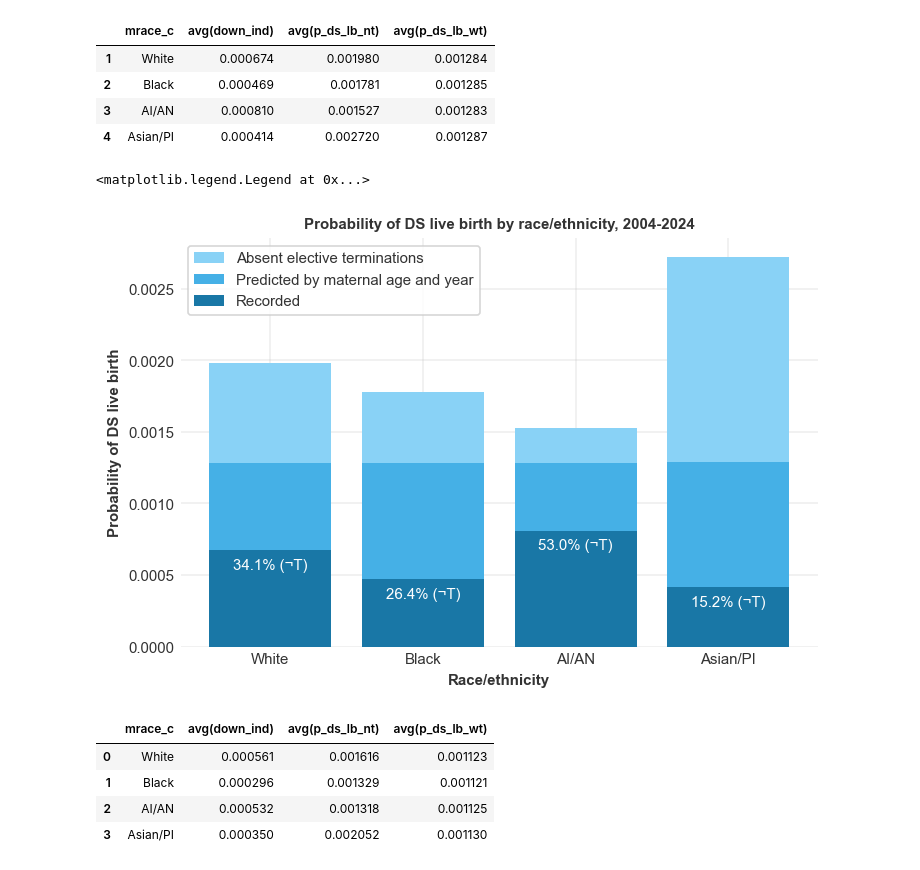
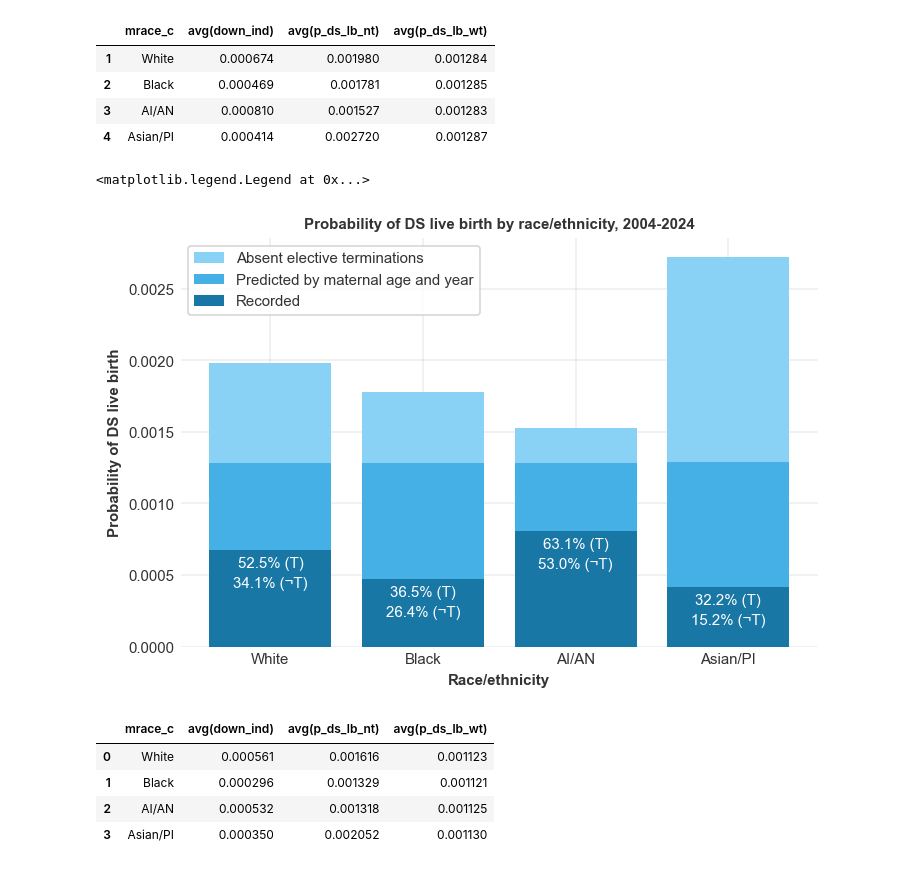
Before and after one commit to frankbuckley/ds-births-populations, a Jupyter notebook: projects/us-birth-certificates/notes-race-ethnicity.ipynb, the cells around one changed output. Cells and saved outputs as stored; diff of their text form; code cells hidden in the pictures.

```diff
--- a/projects/us-birth-certificates/notes-race-ethnicity.ipynb
+++ b/projects/us-birth-certificates/notes-race-ethnicity.ipynb
@@ -169,12 +212,21 @@ plt.bar(
 for i, row in mrace_c_totals_df.iterrows():
     plt.text(
         i - 1,
-        row["avg(down_ind)"] - 0.00015,
+        row["avg(down_ind)"] - 0.00024,
         f"{(row['avg(down_ind)'] / row['avg(p_ds_lb_nt)'] * 100):.1f}% (¬T)",
         ha="center",
         va="bottom",
         color="white",
     )
+for i, row in mrace_c_totals_df.iterrows():
+    plt.text(
+        i - 1,
+        row["avg(down_ind)"] - 0.00012,
+        f"{(row['avg(down_ind)'] / row['avg(p_ds_lb_wt)'] * 100):.1f}% (T)",
+        ha="center",
+        va="bottom",
+        color="white",
+    )
 plt.legend()
 # %% [output]
 <matplotlib.legend.Legend at 0x...>
@@ -213,35 +265,44 @@ plt.xlabel("Race/ethnicity")
 plt.ylabel("Probability of DS live birth")
 plt.bar(
     mrace_c_totals_2004_df["mrace_c"],
     mrace_c_totals_2004_df["avg(p_ds_lb_nt)"],
     color="#89d2f6",
     label="Absent elective terminations",
 )
 plt.bar(
     mrace_c_totals_2004_df["mrace_c"],
     mrace_c_totals_2004_df["avg(p_ds_lb_wt)"],
     color="#45b0e6",
     label="Predicted by maternal age and year",
 )
 plt.bar(
     mrace_c_totals_2004_df["mrace_c"],
     mrace_c_totals_2004_df["avg(down_ind)"],
     color="#1977a6",
     label="Recorded",
 )
 for i, row in mrace_c_totals_2004_df.iterrows():
     plt.text(
         i - 1,
-        row["avg(down_ind)"] - 0.00015,
+        row["avg(down_ind)"] - 0.00024,
         f"{(row['avg(down_ind)'] / row['avg(p_ds_lb_nt)'] * 100):.1f}% (¬T)",
         ha="center",
         va="bottom",
         color="white",
     )
+for i, row in mrace_c_totals_2004_df.iterrows():
+    plt.text(
+        i - 1,
+        row["avg(down_ind)"] - 0.00012,
+        f"{(row['avg(down_ind)'] / row['avg(p_ds_lb_wt)'] * 100):.1f}% (T)",
+        ha="center",
+        va="bottom",
+        color="white",
+    )
 plt.legend()
 # %% [output]
 <matplotlib.legend.Legend at 0x...>
-[figure, old version]
+[figure, new version]
 # %%
 mrace_c_totals_1989_df = (
     con.execute(
```
Also changed, not shown: parts of 11 cells of this notebook, 3 other files.
